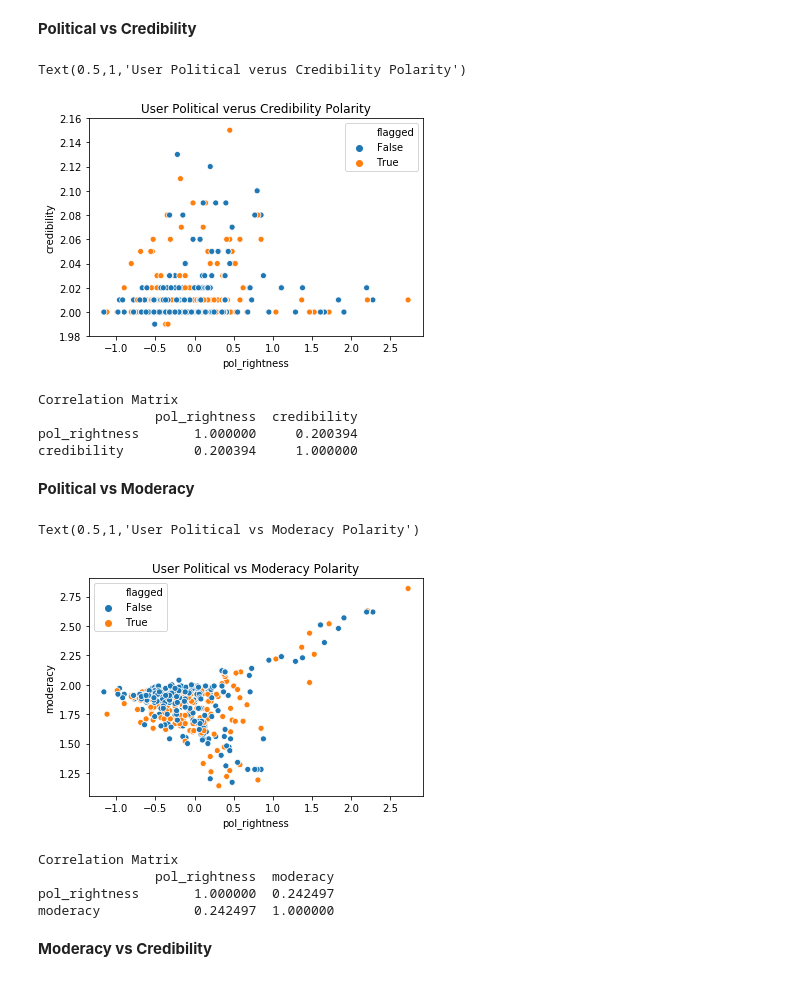
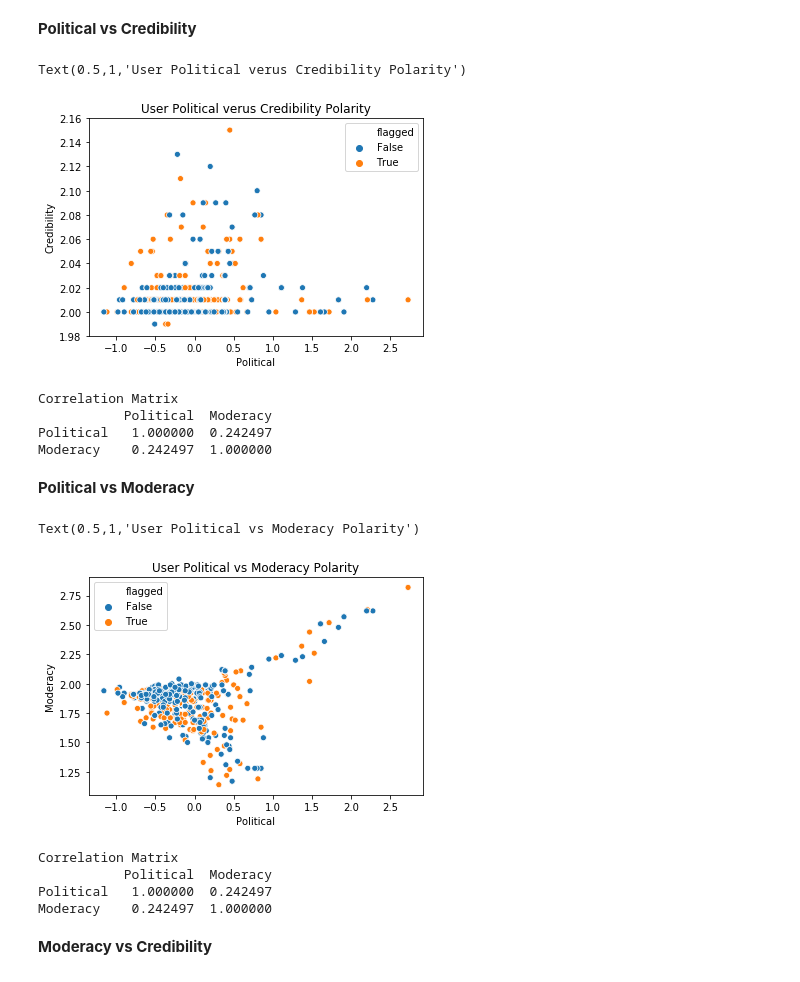
Before and after one commit to NigelDoering/DSC-Capstone-Project, a Jupyter notebook: notebooks/Analysis-Nigel.ipynb, the cells around one changed output. Drawn from its saved outputs; the diff is of its cells as text; code cells hidden in the pictures.

```diff
--- a/notebooks/Analysis-Nigel.ipynb
+++ b/notebooks/Analysis-Nigel.ipynb
@@ -30,5 +34,6 @@ Name: flagged, dtype: int64
 ### Exploratory Analysis
 # %%
 data = polarities[['flagged', 'pol_rightness', 'credibility', 'moderacy']]
+data.columns = ['Flagged', 'Political', 'Credibility', 'Moderacy']
 data.describe()
 # %% [output]
@@ -83,37 +88,37 @@ This section looks at whether there is a quantifiable and/or visual correlation
 # %% [markdown]
 **Political vs Credibility**
 # %%
-data = polarities[['pol_rightness', 'credibility']]
-sns.scatterplot(x=data['pol_rightness'], y=data['credibility'],
+sub_data = data[['Political', 'Credibility']]
+sns.scatterplot(x=sub_data['Political'], y=sub_data['Credibility'],
                 hue=polarities['flagged']).set_title("User Political verus Credibility Polarity")
 # %% [output]
 Text(0.5,1,'User Political verus Credibility Polarity')
-[figure, old version]
+[figure, new version]
 # %%
 print("Correlation Matrix")
-print(data.corr())
+print(sub_data.corr())
 # %% [output]
 Correlation Matrix
-               pol_rightness  credibility
-pol_rightness       1.000000     0.200394
-credibility         0.200394     1.000000
+           Political  Moderacy
+Political   1.000000  0.242497
+Moderacy    0.242497  1.000000
 # %% [markdown]
 **Political vs Moderacy**
 # %%
-data = polarities[['pol_rightness', 'moderacy']]
-sns.scatterplot(x=data['pol_rightness'], y=data['moderacy'],
+sub_data = data[['Political', 'Moderacy']]
+sns.scatterplot(x=sub_data['Political'], y=sub_data['Moderacy'],
                 hue=polarities['flagged']).set_title("User Political vs Moderacy Polarity")
 # %% [output]
 Text(0.5,1,'User Political vs Moderacy Polarity')
-[figure, old version]
+[figure, new version]
 # %%
 print("Correlation Matrix")
-print(data.corr())
+print(sub_data.corr())
 # %% [output]
 Correlation Matrix
-               pol_rightness  moderacy
-pol_rightness       1.000000  0.242497
-moderacy            0.242497  1.000000
+           Political  Moderacy
+Political   1.000000  0.242497
+Moderacy    0.242497  1.000000
 # %% [markdown]
 **Moderacy vs Credibility**
 # %%
```
Also changed, not shown: parts of 17 cells of this notebook.
